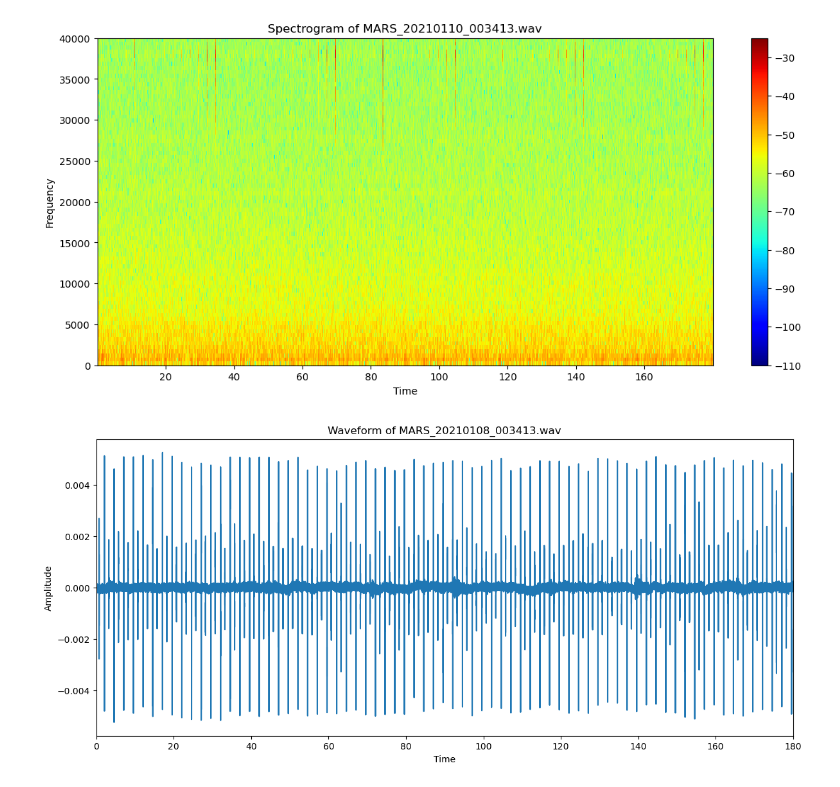
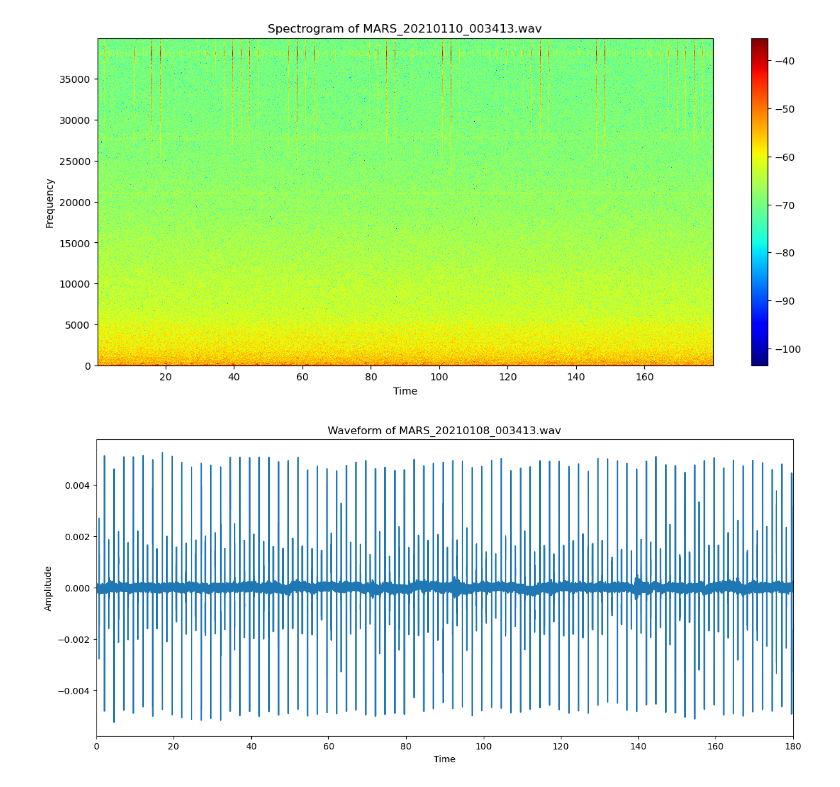
Before and after one commit to oceanhackweek/ohw23-proj-pamproject, a Jupyter notebook: Spectrogram.ipynb, the cells around one changed output. Cells and saved outputs as stored; diff of their text form; code cells hidden in the pictures.

```diff
--- a/Spectrogram.ipynb
+++ b/Spectrogram.ipynb
@@ -4,9 +18,9 @@ import matplotlib.pyplot as plt
 # %%
 # constantly overflow memory
 spec = audio_visualization(filename='MARS_20210110_003413.wav', duration_read=180, path='./data/california-pam/',
-                          f_range=[0,40000], vmin=-110, vmax=-25)
+                          f_range=[0,40000], FFT_size=9290)
 # %% [output]
-[figure, old version]
+[figure, new version]
 # %%
 # constantly overflow memory
 spec = audio_visualization(filename='MARS_20210108_003413.wav', duration_read=180, path='./data/california-pam/',
```
Also changed, not shown: parts of 15 cells of this notebook, 3 other files.
